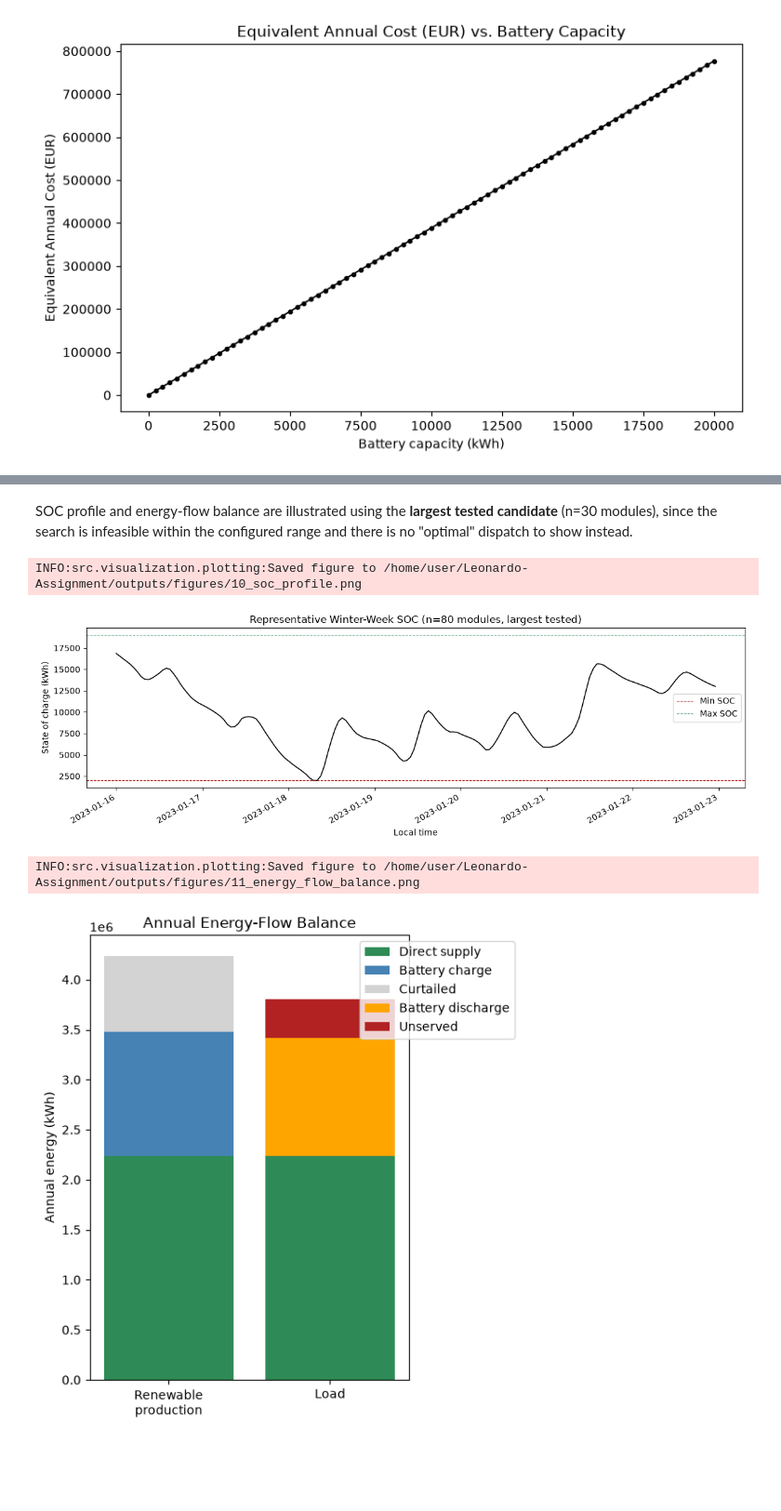
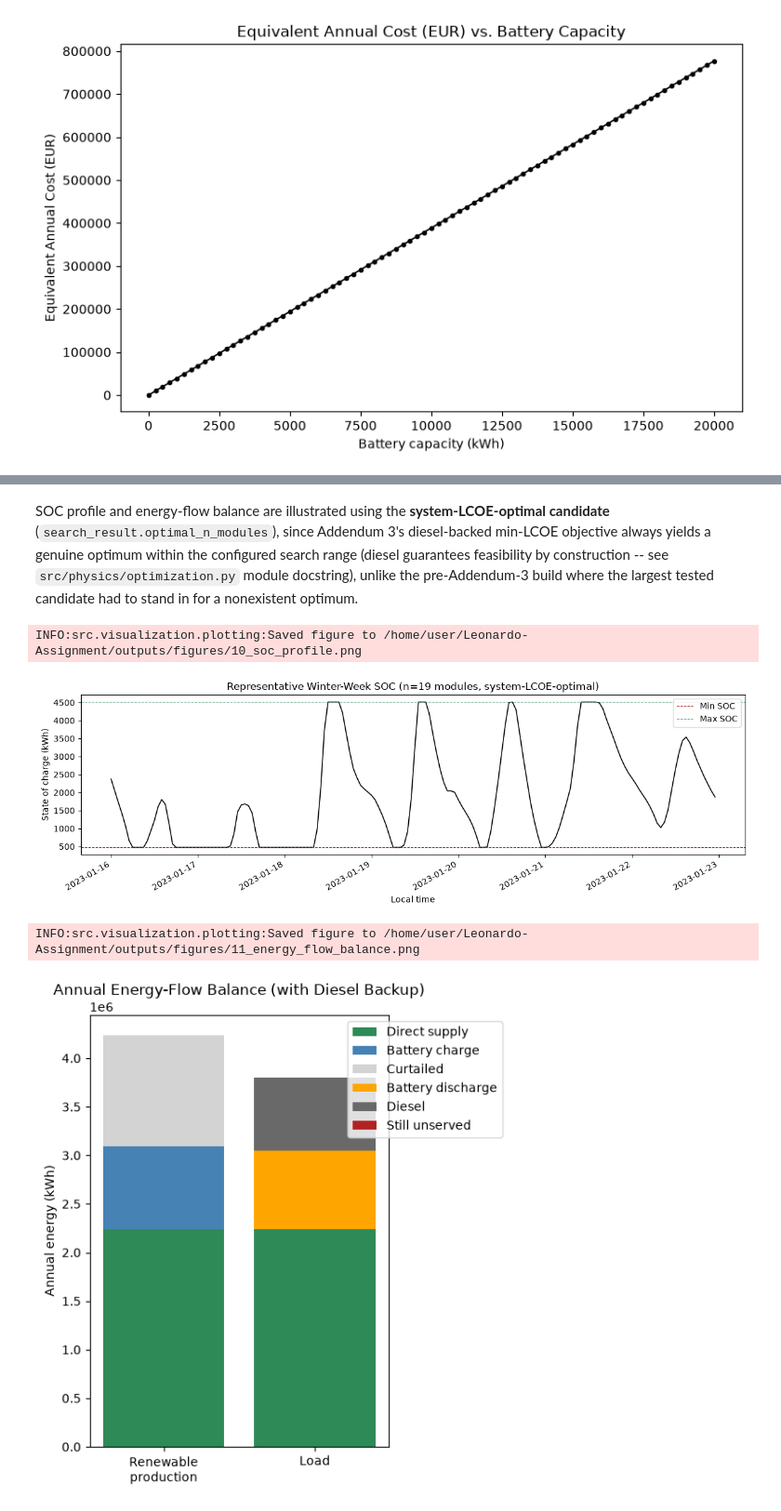
Before and after one commit to sulhos/Leonardo-Assignment, a Jupyter notebook: notebooks/01_mechanistic_model.ipynb, the cells around one changed output, grey strips where cells are left out. Shown at 93% size. Drawn from its saved outputs; the diff is of its cells as text; code cells hidden in the pictures; blank space fills up the shorter version.

```diff
--- a/notebooks/01_mechanistic_model.ipynb
+++ b/notebooks/01_mechanistic_model.ipynb
@@ -416,37 +450,53 @@ INFO:src.visualization.plotting:Saved figure to /home/user/Leonardo-Assignment/o
 # %% [markdown]
-SOC profile and energy-flow balance are illustrated using the **largest tested candidate** (n=30 modules), since the search is infeasible within the configured range and there is no "optimal" dispatch to show instead.
+SOC profile and energy-flow balance are illustrated using the **system-LCOE-optimal candidate** (`search_result.optimal_n_modules`), since Addendum 3's diesel-backed min-LCOE objective always yields a genuine optimum within the configured search range (diesel guarantees feasibility by construction -- see `src/physics/optimization.py` module docstring), unlike the pre-Addendum-3 build where the largest tested candidate had to stand in for a nonexistent optimum.
 # %%
 from src.physics.battery import BatterySpec
 from src.physics.dispatch import resolve_initial_soc_bias
-from src.visualization.plotting import plot_soc_profile, plot_energy_flow_balance
+from src.physics.diesel import DieselSpec, apply_diesel_backup, diesel_rated_power_kw
+from src.visualization.plotting import plot_soc_profile
 
-largest_tested_battery = BatterySpec(
+optimal_battery = BatterySpec(
     module_capacity_kwh=battery_cfg["module_capacity_kwh"],
     module_rated_power_kw=battery_cfg["module_rated_power_kw"],
     round_trip_efficiency=battery_cfg["round_trip_efficiency"],
     min_soc_fraction=battery_cfg["min_soc_fraction"],
     max_soc_fraction=battery_cfg["max_soc_fraction"],
     initial_soc_fraction=battery_cfg["initial_soc_fraction"],
-    n_modules=battery_cfg["candidate_module_counts"]["max"],
+    n_modules=search_result.optimal_n_modules,
 )
-largest_tested_dispatch = resolve_initial_soc_bias(pv, wind, load, largest_tested_battery)
-largest_tested_dispatch.to_csv(TABLES_DIR / "baseline_largest_tested_hourly_dispatch.csv", index_label="timestamp")
+optimal_dispatch = resolve_initial_soc_bias(pv, wind, load, optimal_battery)
+
+diesel_cfg = config["diesel"]
+diesel_spec = DieselSpec(
+    rated_power_kw=diesel_rated_power_kw(float(load.max()), diesel_cfg["sizing_factor"]),
+    fuel_curve_intercept_l_per_kwh_rated=diesel_cfg["fuel_curve_intercept_l_per_kwh_rated"],
+    fuel_curve_slope_l_per_kwh_output=diesel_cfg["fuel_curve_slope_l_per_kwh_output"],
+    fuel_price_eur_per_l=diesel_cfg["fuel_price_eur_per_l"],
+    installed_cost_eur_per_kw=diesel_cfg["installed_cost_eur_per_kw"],
+    om_cost_fraction_per_year=diesel_cfg["om_cost_fraction_per_year"],
+    economic_lifetime_years=diesel_cfg["economic_lifetime_years"],
+    project_lifetime_years=diesel_cfg["project_lifetime_years"],
+)
+optimal_dispatch_with_diesel = apply_diesel_backup(optimal_dispatch, diesel_spec)
+optimal_dispatch_with_diesel.to_csv(TABLES_DIR / "baseline_optimal_hourly_dispatch.csv", index_label="timestamp")
 
 fig = plot_soc_profile(
-    largest_tested_dispatch, "2023-01-16",
-    largest_tested_battery.min_soc_kwh, largest_tested_battery.max_soc_kwh,
-    f"Representative Winter-Week SOC (n={largest_tested_battery.n_modules} modules, largest tested)",
+    optimal_dispatch_with_diesel, "2023-01-16",
+    optimal_battery.min_soc_kwh, optimal_battery.max_soc_kwh,
+    f"Representative Winter-Week SOC (n={optimal_battery.n_modules} modules, system-LCOE-optimal)",
 )
 save_figure(fig, FIGURES_DIR / "10_soc_profile.png")
 # %% [output]
 INFO:src.visualization.plotting:Saved figure to /home/user/Leonardo-Assignment/outputs/figures/10_soc_profile.png
-[figure, old version]
+[figure, new version]
 # %%
-fig = plot_energy_flow_balance(largest_tested_dispatch)
+from src.visualization.plotting import plot_energy_flow_balance_with_diesel
+
+fig = plot_energy_flow_balance_with_diesel(optimal_dispatch_with_diesel)
 save_figure(fig, FIGURES_DIR / "11_energy_flow_balance.png")
 # %% [output]
 INFO:src.visualization.plotting:Saved figure to /home/user/Leonardo-Assignment/outputs/figures/11_energy_flow_balance.png
-[figure, old version]
+[figure, new version]
 # %% [markdown]
 ## Stage 3 summary
 
```
Also changed, not shown: parts of 11 cells of this notebook, 10 other files.
